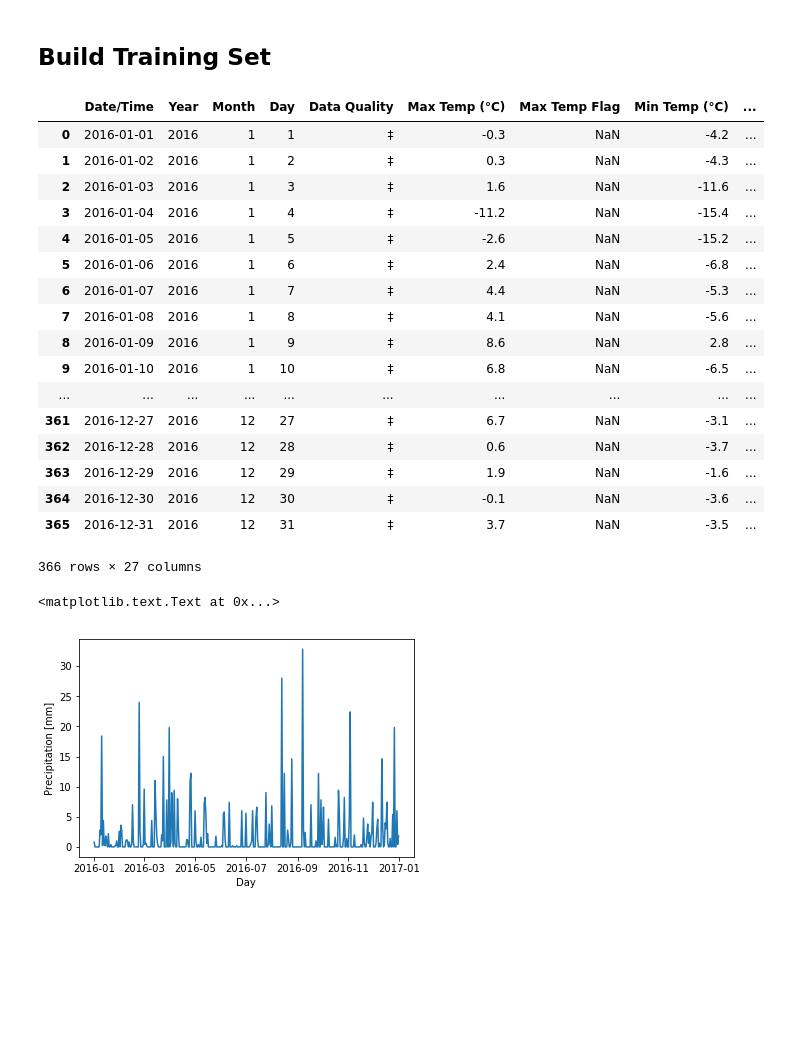
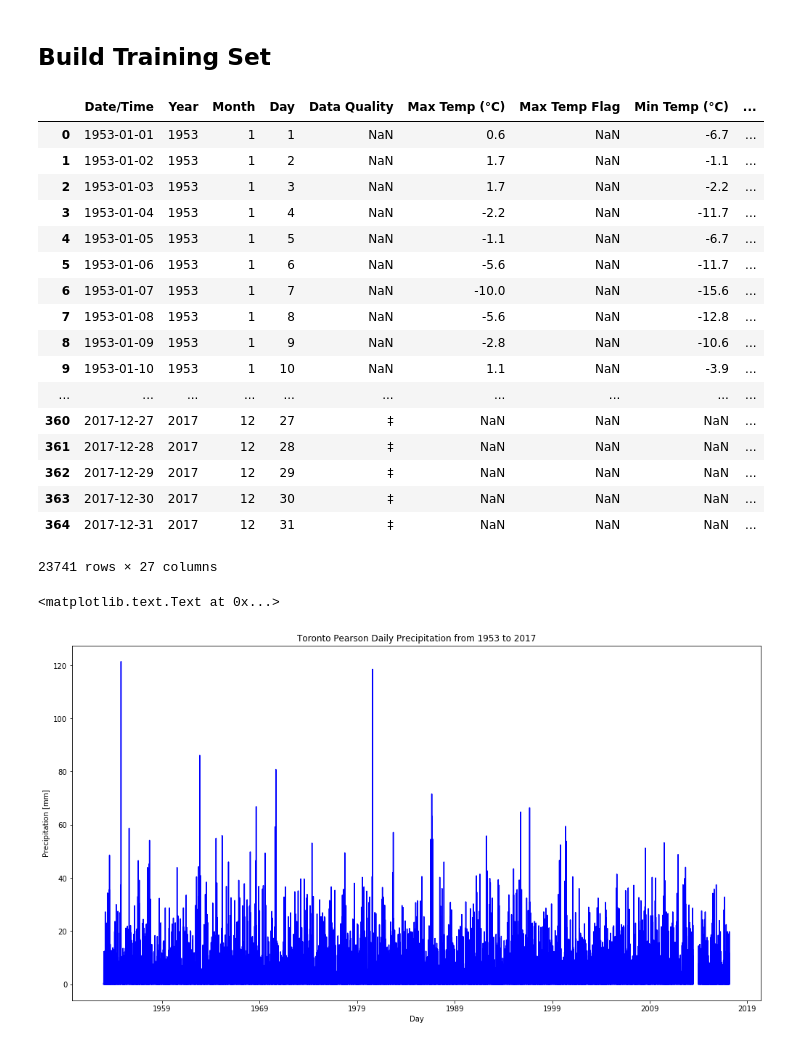
Before and after one commit to Pretendi/Team_Jimmy, a Jupyter notebook: pcube.ipynb, the cells around one changed output. Drawn from its saved outputs; the diff is of its cells as text; code cells hidden in the pictures; blank space fills up the shorter version.

Commit message:
Sorted data and updated plot

```diff
--- a/pcube.ipynb
+++ b/pcube.ipynb
@@ -28,15 +28,15 @@ OUT_DIR = CWD + "/output/"
 # %% [markdown]
 ## Preview Data
 # %%
-f = open(DATA_DIR+"eng-daily-01012016-12312016.csv.2", "r")
+f = open(DATA_DIR+"eng-daily-01012016-12312016.csv", "r")
 lines = f.readlines()
 lines = lines[25:]
 f.close()
 
-f = open(CLEAN_DATA_DIR+"eng-daily-01012016-12312016.csv.2", "w+")
+f = open(CLEAN_DATA_DIR+"eng-daily-01012016-12312016.csv", "w+")
 f.writelines(lines)
 f.truncate()
 f.close()
 
-prev = pd.read_csv(CLEAN_DATA_DIR+"eng-daily-01012016-12312016.csv.2")
-display(prev)
+prev = pd.read_csv(CLEAN_DATA_DIR+"eng-daily-01012016-12312016.csv")
+# display(prev)
@@ -76,41 +57,42 @@ def clean_data(in_dir, out_dir, filename):
     f.truncate()
     f.close()
 # %%
-train_data = None
+frames = []
 
 for filename in os.listdir(DATA_DIR):
     if filename != "clean":
         clean_data(DATA_DIR, CLEAN_DATA_DIR, filename)
-        if train_data is None:
-            train_data = pd.read_csv(CLEAN_DATA_DIR+filename)
-        else:
-            train_data.append(pd.read_csv(CLEAN_DATA_DIR+filename))
+        frames.append(pd.read_csv(CLEAN_DATA_DIR+filename))
 
+train_data = pd.concat(frames)
 train_data["Date/Time"] = pd.to_datetime(train_data["Date/Time"], format="%Y-%m-%d")
+train_data.sort_values("Date/Time", ascending=True, inplace=True)
 display(train_data)
 # %% [output]
 |  | Date/Time | Year | Month | Day | Data Quality | Max Temp (°C) | Max Temp Flag | Min Temp (°C) | ... |
-| 0 | 2016-01-01 | 2016 | 1 | 1 | ‡ | -0.3 | NaN | -4.2 | ... |
-| 1 | 2016-01-02 | 2016 | 1 | 2 | ‡ | 0.3 | NaN | -4.3 | ... |
-| 2 | 2016-01-03 | 2016 | 1 | 3 | ‡ | 1.6 | NaN | -11.6 | ... |
-| 3 | 2016-01-04 | 2016 | 1 | 4 | ‡ | -11.2 | NaN | -15.4 | ... |
-| 4 | 2016-01-05 | 2016 | 1 | 5 | ‡ | -2.6 | NaN | -15.2 | ... |
-| 5 | 2016-01-06 | 2016 | 1 | 6 | ‡ | 2.4 | NaN | -6.8 | ... |
-| 6 | 2016-01-07 | 2016 | 1 | 7 | ‡ | 4.4 | NaN | -5.3 | ... |
-| 7 | 2016-01-08 | 2016 | 1 | 8 | ‡ | 4.1 | NaN | -5.6 | ... |
-| 8 | 2016-01-09 | 2016 | 1 | 9 | ‡ | 8.6 | NaN | 2.8 | ... |
-| 9 | 2016-01-10 | 2016 | 1 | 10 | ‡ | 6.8 | NaN | -6.5 | ... |
+| 0 | 1953-01-01 | 1953 | 1 | 1 | NaN | 0.6 | NaN | -6.7 | ... |
+| 1 | 1953-01-02 | 1953 | 1 | 2 | NaN | 1.7 | NaN | -1.1 | ... |
+| 2 | 1953-01-03 | 1953 | 1 | 3 | NaN | 1.7 | NaN | -2.2 | ... |
+| 3 | 1953-01-04 | 1953 | 1 | 4 | NaN | -2.2 | NaN | -11.7 | ... |
+| 4 | 1953-01-05 | 1953 | 1 | 5 | NaN | -1.1 | NaN | -6.7 | ... |
+| 5 | 1953-01-06 | 1953 | 1 | 6 | NaN | -5.6 | NaN | -11.7 | ... |
+| 6 | 1953-01-07 | 1953 | 1 | 7 | NaN | -10.0 | NaN | -15.6 | ... |
+| 7 | 1953-01-08 | 1953 | 1 | 8 | NaN | -5.6 | NaN | -12.8 | ... |
+| 8 | 1953-01-09 | 1953 | 1 | 9 | NaN | -2.8 | NaN | -10.6 | ... |
+| 9 | 1953-01-10 | 1953 | 1 | 10 | NaN | 1.1 | NaN | -3.9 | ... |
 | ... | ... | ... | ... | ... | ... | ... | ... | ... | ... |
-| 361 | 2016-12-27 | 2016 | 12 | 27 | ‡ | 6.7 | NaN | -3.1 | ... |
-| 362 | 2016-12-28 | 2016 | 12 | 28 | ‡ | 0.6 | NaN | -3.7 | ... |
-| 363 | 2016-12-29 | 2016 | 12 | 29 | ‡ | 1.9 | NaN | -1.6 | ... |
-| 364 | 2016-12-30 | 2016 | 12 | 30 | ‡ | -0.1 | NaN | -3.6 | ... |
-| 365 | 2016-12-31 | 2016 | 12 | 31 | ‡ | 3.7 | NaN | -3.5 | ... |
+| 360 | 2017-12-27 | 2017 | 12 | 27 | ‡ | NaN | NaN | NaN | ... |
+| 361 | 2017-12-28 | 2017 | 12 | 28 | ‡ | NaN | NaN | NaN | ... |
+| 362 | 2017-12-29 | 2017 | 12 | 29 | ‡ | NaN | NaN | NaN | ... |
+| 363 | 2017-12-30 | 2017 | 12 | 30 | ‡ | NaN | NaN | NaN | ... |
+| 364 | 2017-12-31 | 2017 | 12 | 31 | ‡ | NaN | NaN | NaN | ... |
-366 rows × 27 columns
+23741 rows × 27 columns
 # %%
-plt.plot(train_data["Date/Time"], train_data["Total Precip (mm)"])
+plt.figure(figsize=(17, 9))
+plt.plot_date(train_data["Date/Time"], train_data["Total Precip (mm)"], fmt='b-')
 plt.ylabel("Precipitation [mm]")
 plt.xlabel("Day")
+plt.title("Toronto Pearson Daily Precipitation from 1953 to 2017")
 # %% [output]
 <matplotlib.text.Text at 0x...>
-[figure, old version]
+[figure, new version]
```
Also changed, not shown: parts of 2 cells of this notebook.
